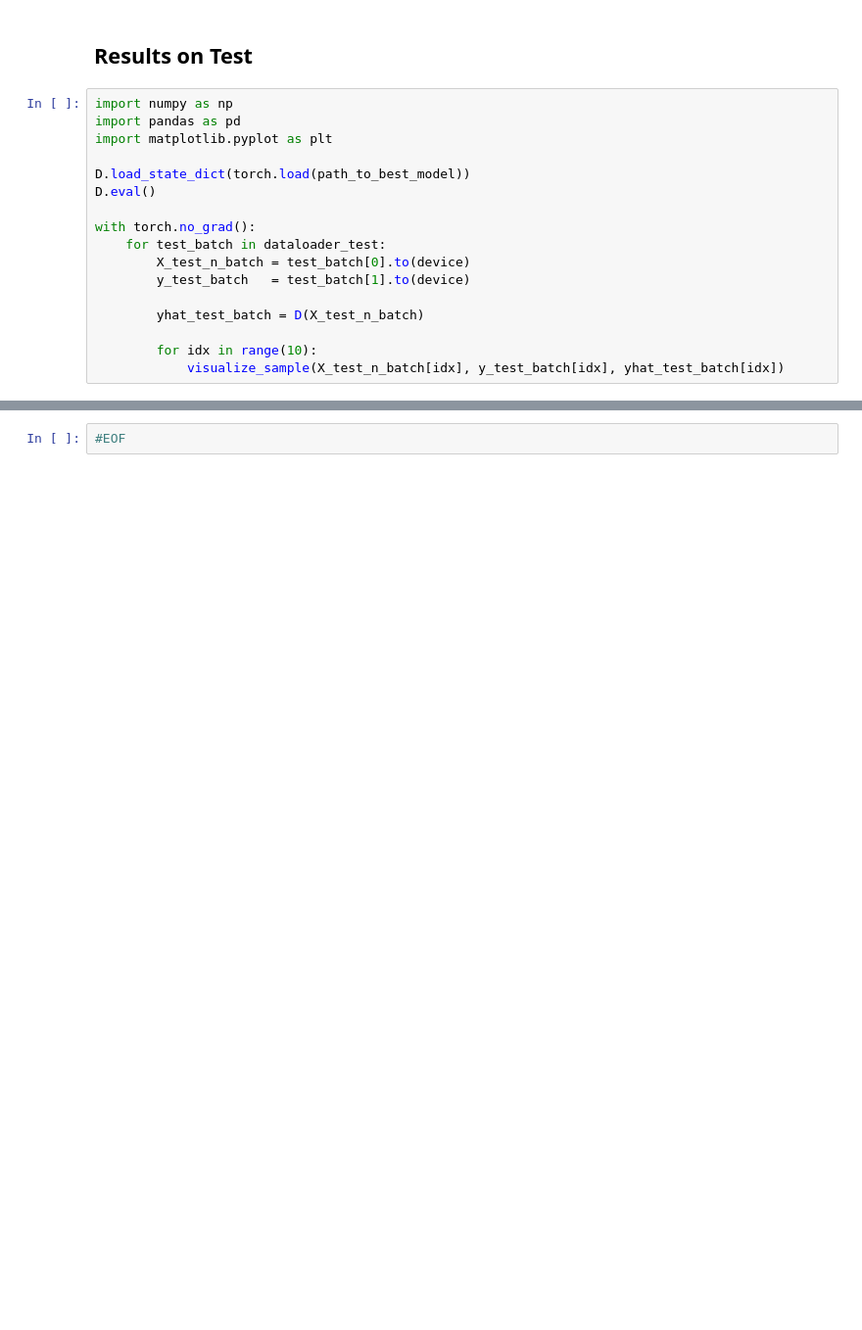
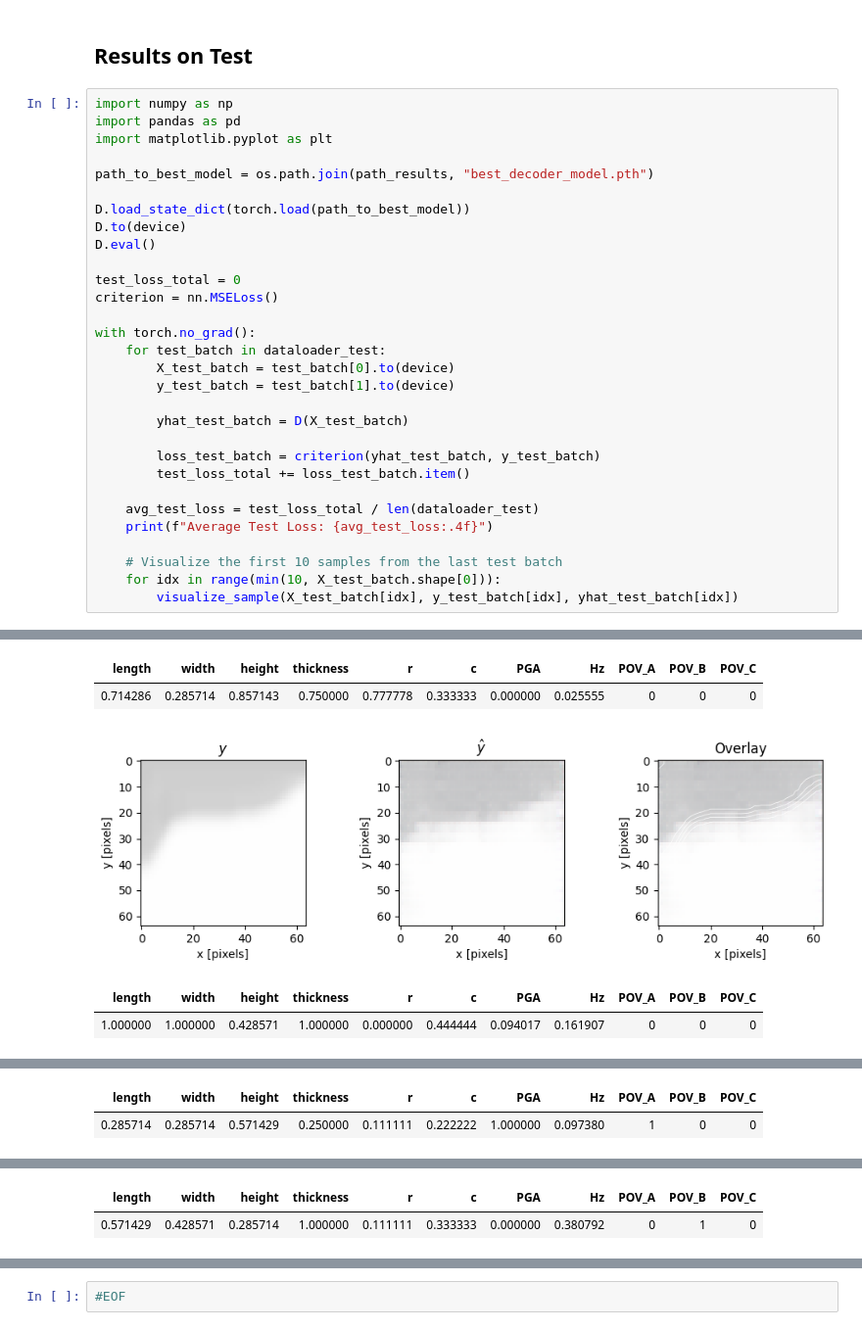
Before and after one commit to gitpeblo/earthquake_CNN, a Jupyter notebook: Decoder/Decoder_v0_1_clean.ipynb, the cells around one changed output, grey strips where cells are left out. Shown at 98% size. Saved outputs shown, nothing was run; the diff lists cells and outputs as text; blank space fills up the shorter version.

Commit message:
Added test value

```diff
--- a/Decoder/Decoder_v0_1_clean.ipynb
+++ b/Decoder/Decoder_v0_1_clean.ipynb
@@ -919,15 +1021,29 @@ import numpy as np
 import pandas as pd
 import matplotlib.pyplot as plt
 
+path_to_best_model = os.path.join(path_results, "best_decoder_model.pth")
+
 D.load_state_dict(torch.load(path_to_best_model))
+D.to(device)
 D.eval()
+
+test_loss_total = 0
+criterion = nn.MSELoss()
 
 with torch.no_grad():
     for test_batch in dataloader_test:
-        X_test_n_batch = test_batch[0].to(device)
-        y_test_batch   = test_batch[1].to(device)
+        X_test_batch = test_batch[0].to(device)
+        y_test_batch = test_batch[1].to(device)
 
-        yhat_test_batch = D(X_test_n_batch)
+        yhat_test_batch = D(X_test_batch)
 
-        for idx in range(10):
-            visualize_sample(X_test_n_batch[idx], y_test_batch[idx], yhat_test_batch[idx])
+        loss_test_batch = criterion(yhat_test_batch, y_test_batch)
+        test_loss_total += loss_test_batch.item()
+
+    avg_test_loss = test_loss_total / len(dataloader_test)
+    print(f"Average Test Loss: {avg_test_loss:.4f}")
+
+    # Visualize the first 10 samples from the last test batch
+    for idx in range(min(10, X_test_batch.shape[0])):
+        visualize_sample(X_test_batch[idx], y_test_batch[idx], yhat_test_batch[idx])
+# %% [output]
@@ -933,0 +1051,5 @@ with torch.no_grad():
+| length | width | height | thickness | r | c | PGA | Hz | POV_A | POV_B | POV_C |
+| 0.714286 | 0.285714 | 0.857143 | 0.750000 | 0.777778 | 0.333333 | 0.000000 | 0.025555 | 0 | 0 | 0 |
+[figure, added]
+| length | width | height | thickness | r | c | PGA | Hz | POV_A | POV_B | POV_C |
+| 1.000000 | 1.000000 | 0.428571 | 1.000000 | 0.000000 | 0.444444 | 0.094017 | 0.161907 | 0 | 0 | 0 |
@@ -933,0 +1057,2 @@ with torch.no_grad():
+| length | width | height | thickness | r | c | PGA | Hz | POV_A | POV_B | POV_C |
+| 0.285714 | 0.285714 | 0.571429 | 0.250000 | 0.111111 | 0.222222 | 1.000000 | 0.097380 | 1 | 0 | 0 |
@@ -933,0 +1060,2 @@ with torch.no_grad():
+| length | width | height | thickness | r | c | PGA | Hz | POV_A | POV_B | POV_C |
+| 0.571429 | 0.428571 | 0.285714 | 1.000000 | 0.111111 | 0.333333 | 0.000000 | 0.380792 | 0 | 1 | 0 |
```
Also changed, not shown: parts of 12 cells of this notebook, 2 other files.
